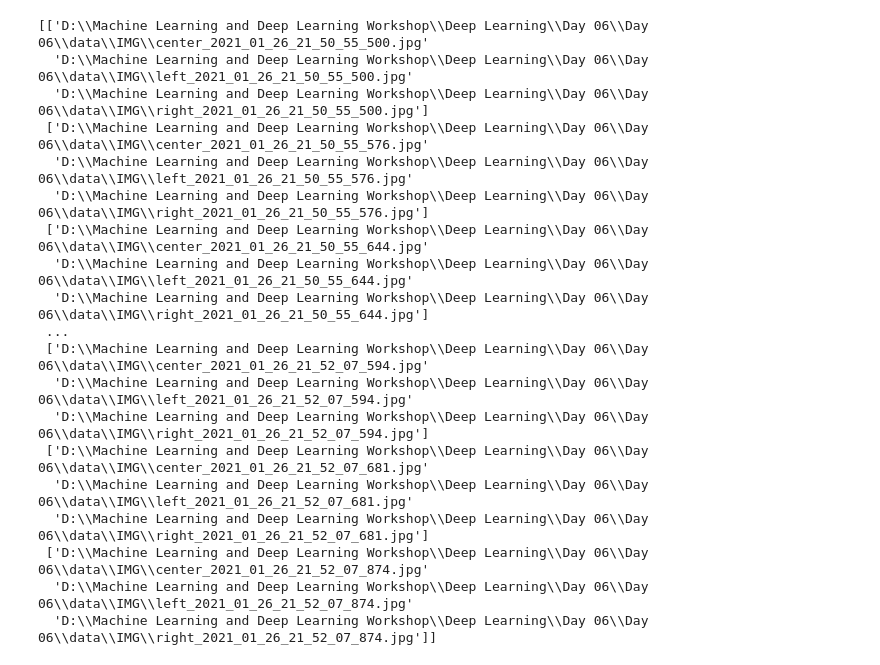
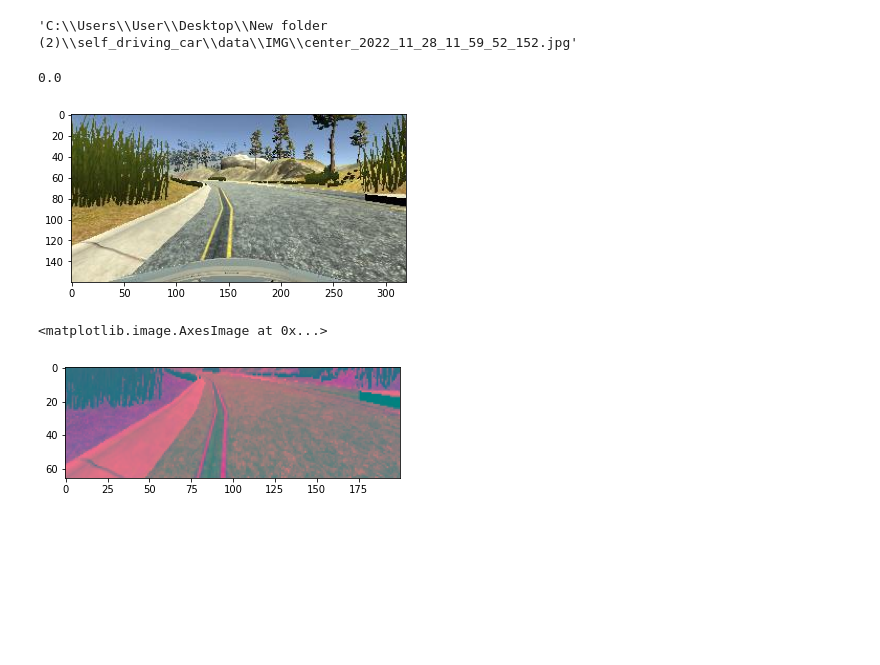
Before and after one commit to DMN-SANGEETH/self_driving_car, a Jupyter notebook: Untitled.ipynb, the cells around one changed output. Drawn from its saved outputs; the diff is of its cells as text; code cells hidden in the pictures; blank space fills up the shorter version.

Commit message:
doing some preprocess part

```diff
--- a/Untitled.ipynb
+++ b/Untitled.ipynb
@@ -25,24 +25,20 @@ dataset= dataset.values
 data = dataset[:,0:3]
 target = dataset[:,3]
 # %%
-print(data)
+from sklearn.model_selection import train_test_split
+train_data,test_data,train_target,test_target = train_test_split(data,target,test_size=0.1)
-# %% [output]
-[['D:\\Machine Learning and Deep Learning Workshop\\Deep Learning\\Day 06\\Day 06\\data\\IMG\\center_2021_01_26_21_50_55_500.jpg'
-  'D:\\Machine Learning and Deep Learning Workshop\\Deep Learning\\Day 06\\Day 06\\data\\IMG\\left_2021_01_26_21_50_55_500.jpg'
-  'D:\\Machine Learning and Deep Learning Workshop\\Deep Learning\\Day 06\\Day 06\\data\\IMG\\right_2021_01_26_21_50_55_500.jpg']
- ['D:\\Machine Learning and Deep Learning Workshop\\Deep Learning\\Day 06\\Day 06\\data\\IMG\\center_2021_01_26_21_50_55_576.jpg'
-  'D:\\Machine Learning and Deep Learning Workshop\\Deep Learning\\Day 06\\Day 06\\data\\IMG\\left_2021_01_26_21_50_55_576.jpg'
-  'D:\\Machine Learning and Deep Learning Workshop\\Deep Learning\\Day 06\\Day 06\\data\\IMG\\right_2021_01_26_21_50_55_576.jpg']
- ['D:\\Machine Learning and Deep Learning Workshop\\Deep Learning\\Day 06\\Day 06\\data\\IMG\\center_2021_01_26_21_50_55_644.jpg'
-  'D:\\Machine Learning and Deep Learning Workshop\\Deep Learning\\Day 06\\Day 06\\data\\IMG\\left_2021_01_26_21_50_55_644.jpg'
-  'D:\\Machine Learning and Deep Learning Workshop\\Deep Learning\\Day 06\\Day 06\\data\\IMG\\right_2021_01_26_21_50_55_644.jpg']
- ...
- ['D:\\Machine Learning and Deep Learning Workshop\\Deep Learning\\Day 06\\Day 06\\data\\IMG\\center_2021_01_26_21_52_07_594.jpg'
-  'D:\\Machine Learning and Deep Learning Workshop\\Deep Learning\\Day 06\\Day 06\\data\\IMG\\left_2021_01_26_21_52_07_594.jpg'
-  'D:\\Machine Learning and Deep Learning Workshop\\Deep Learning\\Day 06\\Day 06\\data\\IMG\\right_2021_01_26_21_52_07_594.jpg']
- ['D:\\Machine Learning and Deep Learning Workshop\\Deep Learning\\Day 06\\Day 06\\data\\IMG\\center_2021_01_26_21_52_07_681.jpg'
-  'D:\\Machine Learning and Deep Learning Workshop\\Deep Learning\\Day 06\\Day 06\\data\\IMG\\left_2021_01_26_21_52_07_681.jpg'
-  'D:\\Machine Learning and Deep Learning Workshop\\Deep Learning\\Day 06\\Day 06\\data\\IMG\\right_2021_01_26_21_52_07_681.jpg']
- ['D:\\Machine Learning and Deep Learning Workshop\\Deep Learning\\Day 06\\Day 06\\data\\IMG\\center_2021_01_26_21_52_07_874.jpg'
-  'D:\\Machine Learning and Deep Learning Workshop\\Deep Learning\\Day 06\\Day 06\\data\\IMG\\left_2021_01_26_21_52_07_874.jpg'
-  'D:\\Machine Learning and Deep Learning Workshop\\Deep Learning\\Day 06\\Day 06\\data\\IMG\\right_2021_01_26_21_52_07_874.jpg']]
+# %%
+def load_image(data_dir, image_file):
+    return mpimg.imread(os.path.join(data_dir, image_file.strip()))
+# %%
+test_data[0][0]
+# %% [output]
+'C:\\Users\\User\\Desktop\\New folder (2)\\self_driving_car\\data\\IMG\\center_2022_11_28_11_59_52_152.jpg'
+# %%
+img = load_image(data_path,test_data[0][0])
+plt.imshow(img)
+steering_angle=test_target[0]
+print(steering_angle)
+# %% [output]
+0.0
+[figure, added]
@@ -48,0 +54,6 @@ print(data)
+# %%
+preprocess_img=preprocess(img)
+plt.imshow(preprocess_img)
+# %% [output]
+<matplotlib.image.AxesImage at 0x...>
+[figure, added]
```
Also changed, not shown: parts of 3 cells of this notebook, 2 other files.
